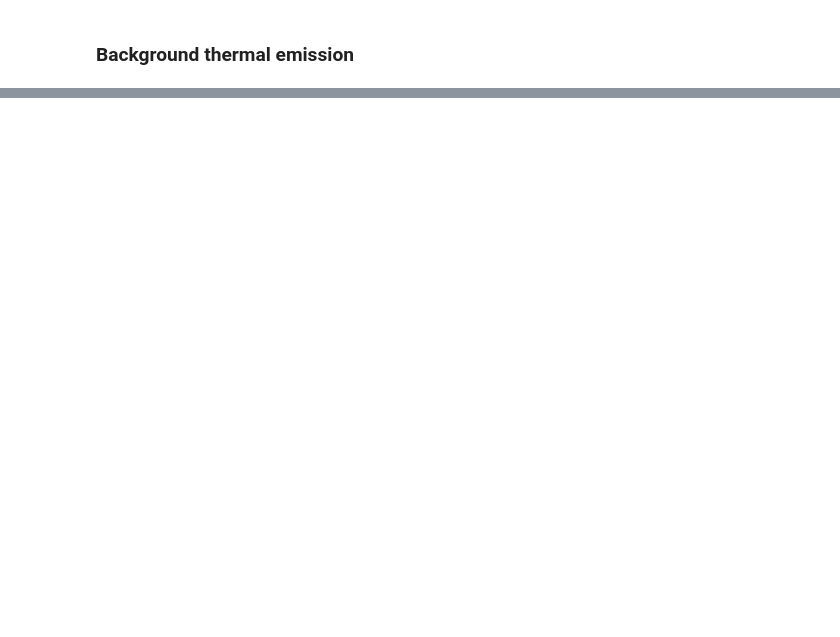
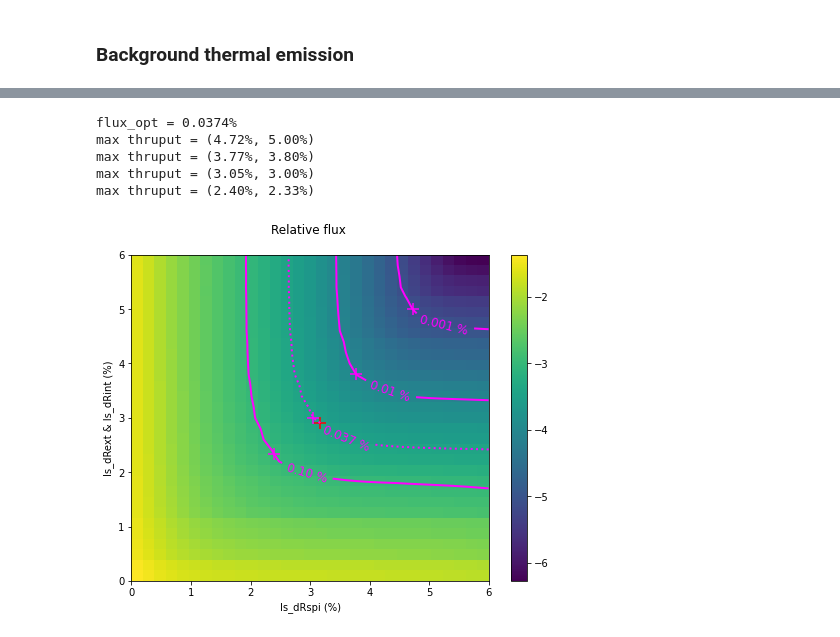
Before and after one commit to vortex-exoplanet/HEEPS, a Jupyter notebook: tools/pupil/pupil_blurring_IMG.ipynb, the cells around one changed output, grey strips where cells are left out. Saved outputs shown, nothing was run; the diff lists cells and outputs as text; code cells hidden in the pictures; blank space fills up the shorter version.

```diff
--- a/tools/pupil/pupil_blurring_IMG.ipynb
+++ b/tools/pupil/pupil_blurring_IMG.ipynb
@@ -257,0 +221,2 @@ plt.savefig('Pupil_blurring/HuygensPSF+6mmPiston/2D_map_rel_bgrd_flux.png', dpi=
+# %%
+pup_conv = blurred_pupil(data, 2)
@@ -257,0 +228,2 @@ plt.savefig('Pupil_blurring/HuygensPSF+6mmPiston/2D_map_rel_bgrd_flux.png', dpi=
+# %%
+flux, thruput = multi_flux_thruput(pup_conv, 2)
@@ -257,0 +233,9 @@ plt.savefig('Pupil_blurring/HuygensPSF+6mmPiston/2D_map_rel_bgrd_flux.png', dpi=
+# %%
+plot_rel_flux(flux, thruput, 2)
+# %% [output]
+flux_opt = 0.0374%
+max thruput = (4.72%, 5.00%)
+max thruput = (3.77%, 3.80%)
+max thruput = (3.05%, 3.00%)
+max thruput = (2.40%, 2.33%)
+[figure, added]
```
Also changed, not shown: parts of 38 cells of this notebook.
